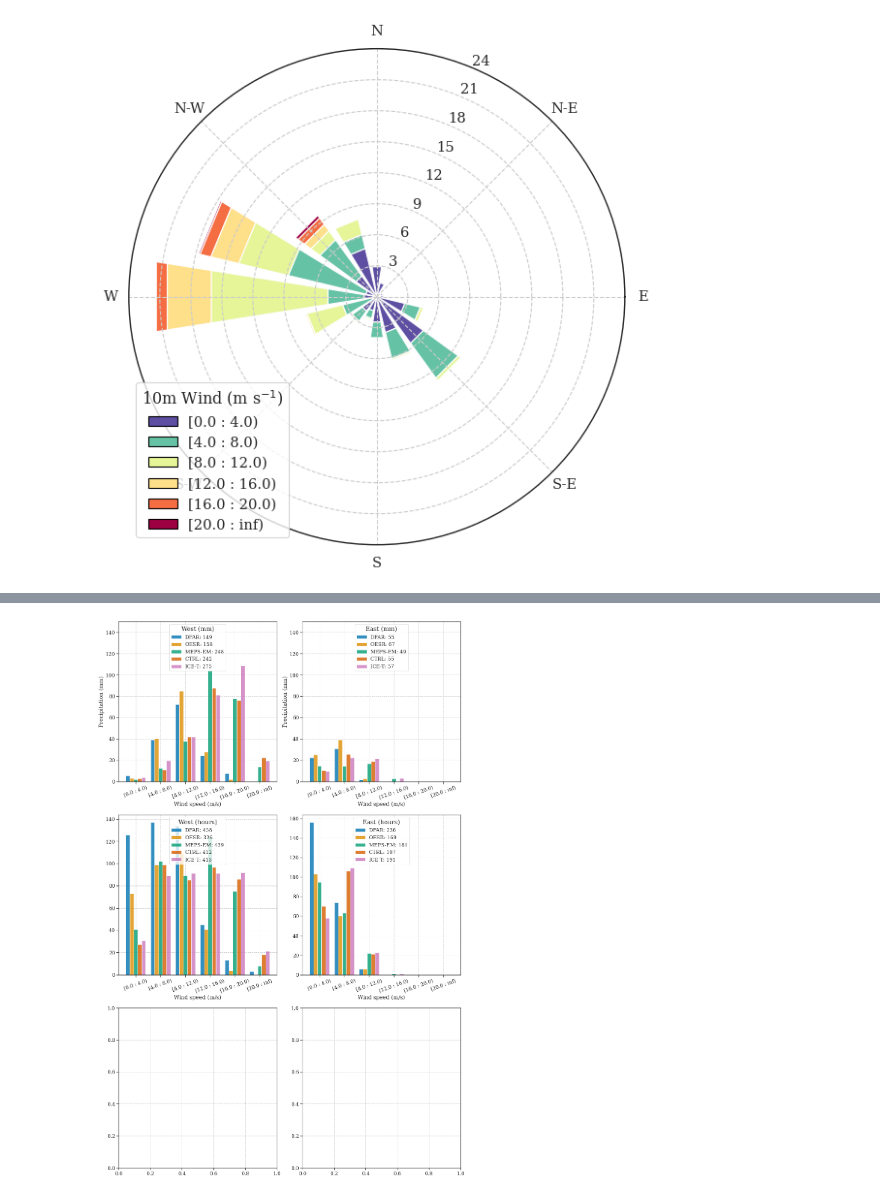
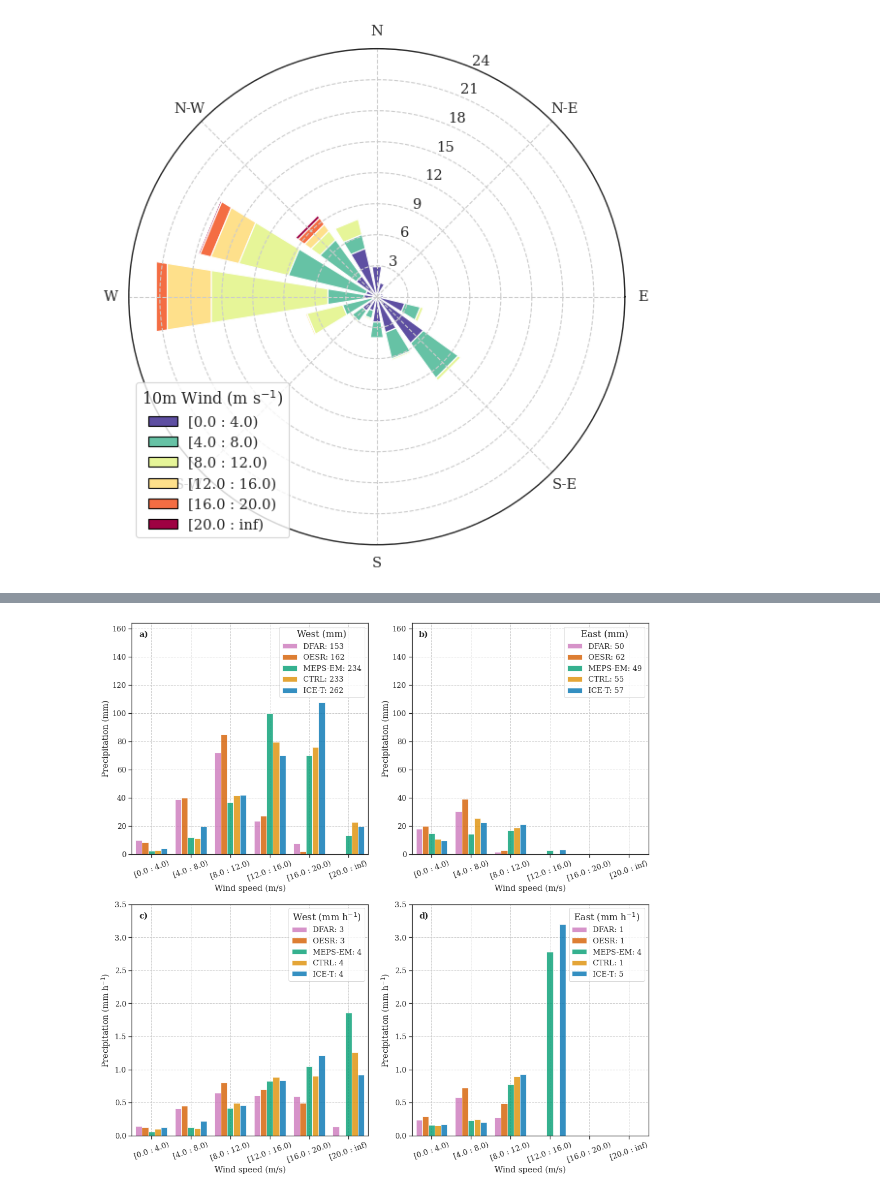
Before and after one commit to franzihe/Haukeliseter_16_17, a Jupyter notebook: write_nc_precip_day_wind_regime_temp_condition_V2.ipynb, the cells around one changed output, grey strips where cells are left out. Saved outputs shown, nothing was run; the diff lists cells and outputs as text; code cells hidden in the pictures.

```diff
--- a/write_nc_precip_day_wind_regime_temp_condition_V2.ipynb
+++ b/write_nc_precip_day_wind_regime_temp_condition_V2.ipynb
@@ -641,7 +663,7 @@ def plt_2dhist_observation(axs, x, y,regime,  _range=None, vmax=None):
 #    print('counts',counts, 'sum',np.nansum(counts),'shape', counts.shape, np.nanmax(counts))
     return(annotation_string, im, )
 # %%
-fig_label = ['a)', 'b)', 'c)', 'd)', 'e)', 'f)', 'g)', 'h)']
+fig_label = ['a)', 'b)', 'c)', 'd)', 'e)', 'f)', 'g)', 'h)', 'i)', 'j)', 'k)', 'l)', 'm)']
 # %%
 fig, axsm = plt.subplots(1, 2, figsize = [14,7])
 axs = axsm.flatten()
@@ -747,7 +769,11 @@ for mr in meps_run:
                                               meps_westerly[mr][Date].rename(columns = {'westerly_idx':Date})], axis = 1)
         meps[mr]['easterly_idx'] = pd.concat([meps[mr]['easterly_idx'],
                                               meps_easterly[mr][Date].rename(columns = {'easterly_idx':Date})], axis = 1)
-    # East
+
+    meps[mr]['precip'] = meps[mr]['precip'].where(meps[mr]['2T'] < 2.)
+    meps[mr]['precip_west'] = meps[mr]['precip_west'].where(meps[mr]['2T'] < 2.)
+    meps[mr]['precip_east'] = meps[mr]['precip_east'].where(meps[mr]['2T'] < 2.)
+    # West
     meps[mr]['precip_west_hourly_0_4'] = meps[mr]['precip_west'].where(meps[mr]['WS'] < 4)
     meps[mr]['precip_west_hourly_4_8'] = meps[mr]['precip_west'].where(np.logical_and(meps[mr]['WS'] >= 4., meps[mr]['WS'] < 8.))
     meps[mr]['precip_west_hourly_8_12'] = meps[mr]['precip_west'].where(np.logical_and(meps[mr]['WS'] >= 8., meps[mr]['WS'] < 12.))
@@ -795,0 +943,5 @@ for mr in meps_run:
+# %%
+# apply wind speed correction
+meps['MEPS-EM']['WS_corrected'] = (meps['MEPS-EM']['WS'] - 3.03) / 1.
+meps['CTRL']['WS_corrected'] = (meps['CTRL']['WS'] - 2.67) / 1.08
+meps['ICE-T']['WS_corrected'] = (meps['ICE-T']['WS'] - 2.79) / 1.09
@@ -945,66 +1097,82 @@ ret['count_east_ws'] = [ret['precip_east_hourly_0_4'].fillna(0).astype(bool).sum
 # %%
-def plt_bar_obs_ret_meps(axs, west, x, observation):
+def plt_bar_obs_ret_meps(axs, west, x, observation, color = None):
     bar_width = 0.16
     opacity = 0.8
 
     bar = axs.bar(np.arange(len(west)) + x*bar_width,
                   west[:], width = bar_width,
                   align = 'center', alpha = opacity, #color = plt.get_cmap('Spectral_r'), #color = sns.color_palette("colorblind",5)[0]
-
+                    color = color,
                   label = '{:}: {:.0f}'.format(observation,np.nansum(west[:])))
 
     axs.set_xticks(np.arange(len(west)))
     axs.set_xticklabels(['[0.0 : 4.0)', '[4.0 : 8.0)', '[8.0 : 12.0)', '[12.0 : 16.0)', '[16.0 : 20.0)', '[20.0 : inf)'],                         rotation=20)
     axs.set_xlabel('Wind speed (m/s)')
 # %%
-fig, axsm = plt.subplots(3, 2, figsize = [14,21])
+fig, axsm = plt.subplots(2, 2, figsize = [14,14])
 axs = axsm.flatten()
 
 #West
-plt_bar_obs_ret_meps(axs[0], obs['precip_west_ws'], -2, 'DFAR')
-plt_bar_obs_ret_meps(axs[0], ret['precip_west_ws'], -1, 'OESR')
-for mr, i in zip(meps_run, range(len(meps_run))):
-    plt_bar_obs_ret_meps(axs[0], meps[mr]['precip_west_ws'], i, mr)
+plt_bar_obs_ret_meps(axs[0], obs['precip_west_ws'], -2, 'DFAR', sns.color_palette("colorblind",5)[4])
+plt_bar_obs_ret_meps(axs[0], ret['precip_west_ws'], -1, 'OESR', sns.color_palette("colorblind",5)[3])
+
+for mr, i, k in zip(meps_run, range(len(meps_run)), cc):
+    plt_bar_obs_ret_meps(axs[0], meps[mr]['precip_west_ws'], i, mr, k)
 
 
 #East
-plt_bar_obs_ret_meps(axs[1], obs['precip_east_ws'], -2, 'DFAR')
-plt_bar_obs_ret_meps(axs[1], ret['precip_east_ws'], -1, 'OESR')
-for mr, i in zip(meps_run, range(len(meps_run))):
-    plt_bar_obs_ret_meps(axs[1], meps[mr]['precip_east_ws'], i, mr)
+plt_bar_obs_ret_meps(axs[1], obs['precip_east_ws'], -2, 'DFAR', sns.color_palette("colorblind",5)[4])
+plt_bar_obs_ret_meps(axs[1], ret['precip_east_ws'], -1, 'OESR', sns.color_palette("colorblind",5)[3])
+for mr, i, k in zip(meps_run, range(len(meps_run)), cc):
+    plt_bar_obs_ret_meps(axs[1], meps[mr]['precip_east_ws'], i, mr, k)
 
 for i, _t in zip(range(2), ['West (mm)', 'East (mm)']):
-    axs[i].legend(loc = 'upper center',
+    axs[i].legend(loc = 'upper right',
               fancybox=True, facecolor ='white', title = _t, title_fontsize=16)
     axs[i].set_ylabel('Precipitation (mm)')
-    axs[i].set_ylim([0, 150])
+    axs[i].set_ylim([0, 164])
+    axs[i].set_xlim([-0.5, 5.5])
+    axs[i].text(0.05, 0.95,
+                    fig_label[i],
+                    fontweight='bold',
+                    horizontalalignment='center',
+                    verticalalignment='center',
+                    transform = axs[i].transAxes)
 
 
-####
-plt_bar_obs_ret_meps(axs[2], obs['count_west_ws'], -2, 'DFAR')
-plt_bar_obs_ret_meps(axs[2], ret['count_west_ws'], -1, 'OESR')
-for mr, i in zip(meps_run, range(len(meps_run))):
-    plt_bar_obs_ret_meps(axs[2], meps[mr]['count_west_ws'], i, mr)
+#### precipitation per hour
+plt_bar_obs_ret_meps(axs[2], np.array(obs['precip_west_ws'])/np.array(obs['count_west_ws']), -2, 'DFAR', sns.color_palette("colorblind",5)[4])
+plt_bar_obs_ret_meps(axs[2], np.array(ret['precip_west_ws'])/np.array(ret['count_west_ws']), -1, 'OESR', sns.color_palette("colorblind",5)[3])
+for mr, i, k in zip(meps_run, range(len(meps_run)), cc):
+    plt_bar_obs_ret_meps(axs[2], np.array(meps[mr]['precip_west_ws'])/np.array(meps[mr]['count_west_ws']), i, mr, k)
 
-plt_bar_obs_ret_meps(axs[3], obs['count_east_ws'], -2, 'DFAR')
-plt_bar_obs_ret_meps(axs[3], ret['count_east_ws'], -1, 'OESR')
-for mr, i in zip(meps_run, range(len(meps_run))):
-    plt_bar_obs_ret_meps(axs[3], meps[mr]['count_east_ws'], i, mr)
+plt_bar_obs_ret_meps(axs[3], np.array(obs['precip_east_ws'])/np.array(obs['count_east_ws']), -2, 'DFAR', sns.color_palette("colorblind",5)[4])
+plt_bar_obs_ret_meps(axs[3], np.array(ret['precip_east_ws'])/np.array(ret['count_east_ws']), -1, 'OESR', sns.color_palette("colorblind",5)[3])
+for mr, i, k in zip(meps_run, range(len(meps_run)), cc):
+    plt_bar_obs_ret_meps(axs[3], np.array(meps[mr]['precip_east_ws'])/np.array(meps[mr]['count_east_ws']), i, mr, k)
 
 
-for i, _t in zip(range(2,4), ['West (hours)', 'East (hours)']):
-    axs[i].legend(loc = 'upper center',
+for i, _t in zip(range(2,4), ['West (mm h$^{-1}$)', 'East (mm h$^{-1}$)']):
+    axs[i].legend(loc = 'upper right',
               fancybox=True, facecolor ='white', title = _t, title_fontsize=16)
-#    axs[i].set_ylabel('Precipitation (mm)')
- #   axs[i].set_ylim([0, 150])
+    axs[i].set_ylabel('Precipitation (mm h$^{-1}$)')
+    axs[i].set_ylim([0, 3.5])
+    axs[i].set_xlim([-0.5, 5.5])
+    axs[i].text(0.05, 0.95,
+                    fig_label[i],
+                    fontweight='bold',
+                    horizontalalignment='center',
+                    verticalalignment='center',
+                    transform = axs[i].transAxes)
+
 
 
 plt.tight_layout()
 if savefig == 1:
         cF.createFolder('%s/' %(figdir))
         fig_name = 'winter_16_17_sfc_precip_WS_WD_count.'+form
         plt.savefig('%s/%s' %(figdir, fig_name), format = form, bbox_inches='tight', transparent=True)
         print('plot saved: %s/%s' %(figdir, fig_name))
         plt.close()
 # %% [output]
-[figure, old version]
+[figure, new version]
```
Also changed, not shown: parts of 21 cells of this notebook.
